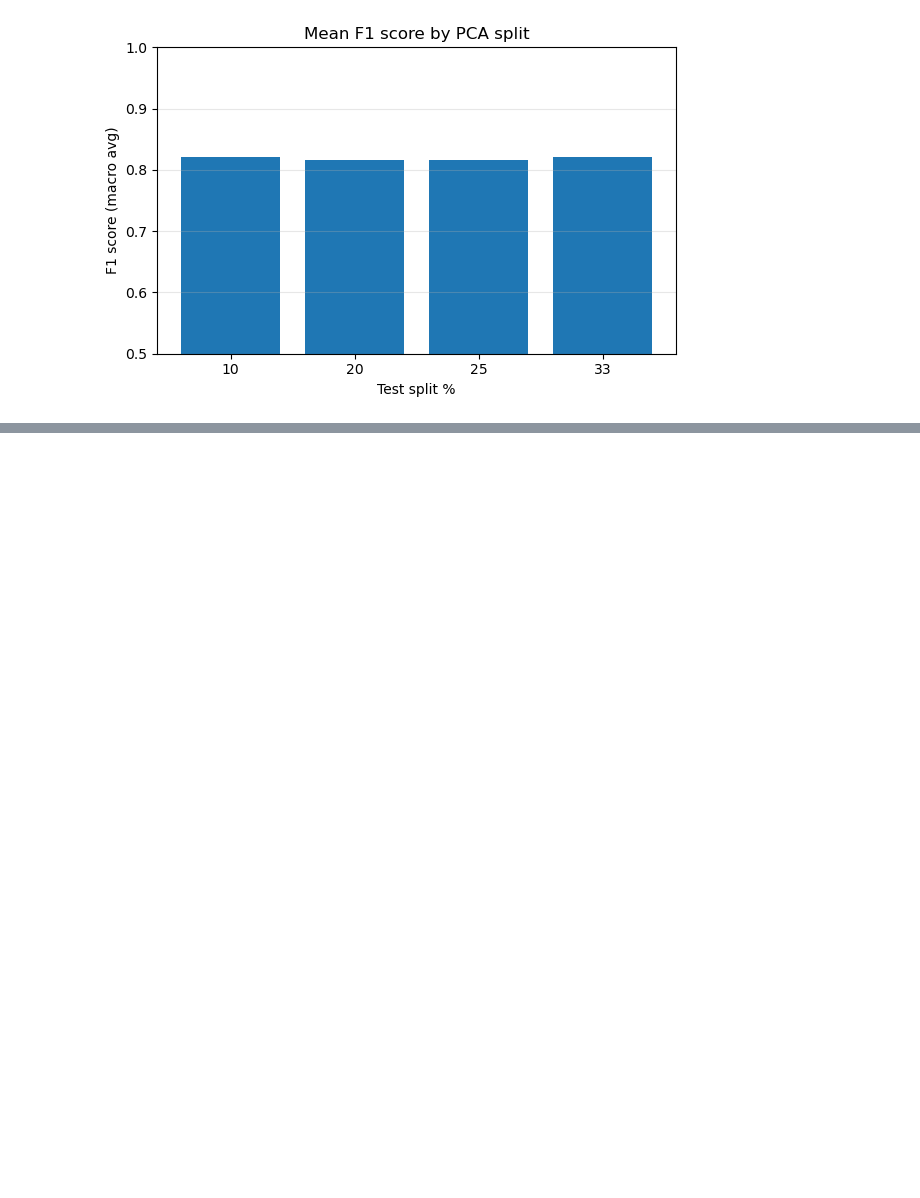
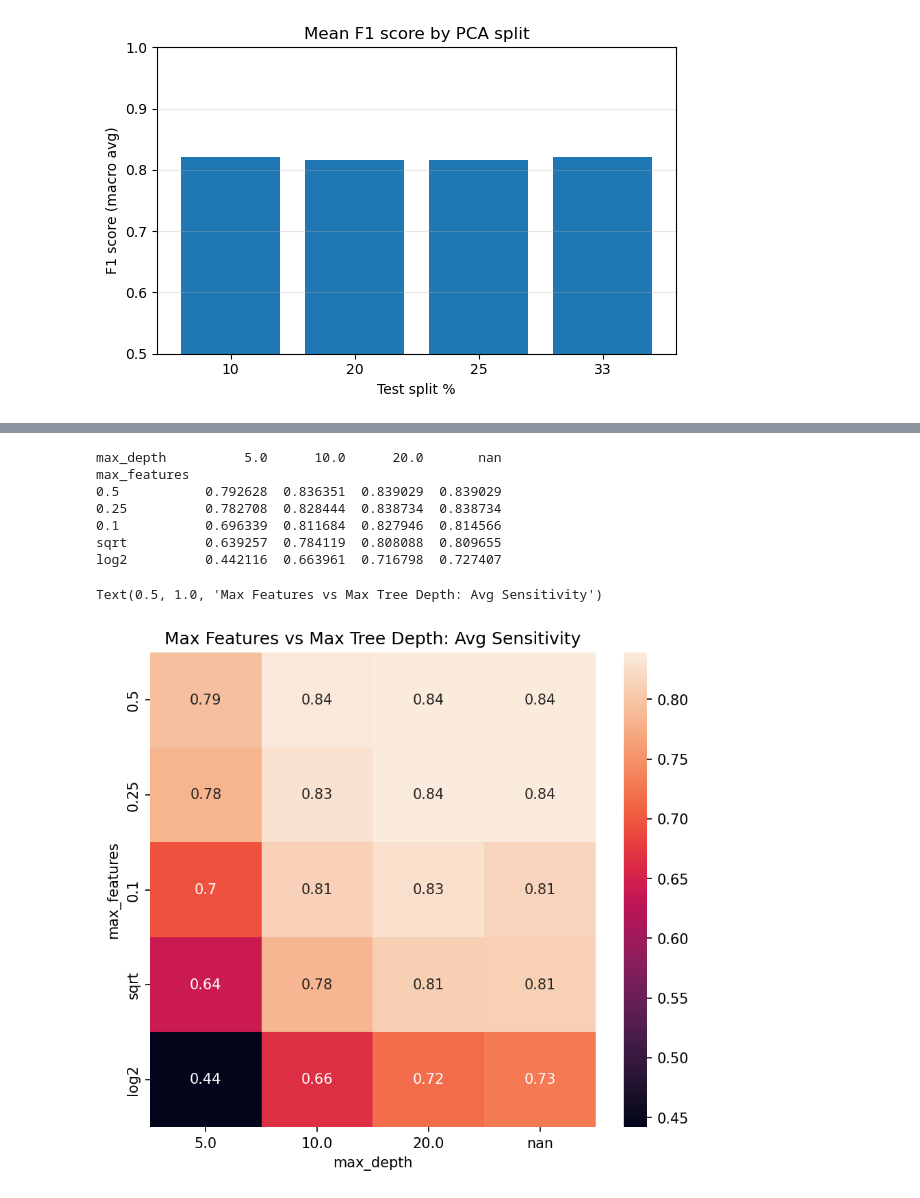
Before and after one commit to winch-jm/snp-pop-classification, a Jupyter notebook: notebooks/RandomForest.ipynb, the cells around one changed output, grey strips where cells are left out. Saved outputs shown, nothing was run; the diff lists cells and outputs as text; code cells hidden in the pictures; blank space fills up the shorter version.

```diff
--- a/notebooks/RandomForest.ipynb
+++ b/notebooks/RandomForest.ipynb
@@ -230,0 +266,3 @@ Name: 239, dtype: object
+# %%
+results_df['avg_sens'] = 1 - results_df['avg_fnr']
+results_df['avg_spec'] = 1 - results_df['avg_fpr']
@@ -230,0 +278,49 @@ Name: 239, dtype: object
+# %%
+
+results_df['max_depth'] = results_df['max_depth'].astype(str)
+# %%
+results_df['max_features'] = results_df['max_features'].astype(str)
+# %%
+import seaborn as sns
+# results_df['max_depth'] = results_df['max_depth'].astype(str)
+# results_df['max_depth'] = pd.Categorical(results_df['max_depth'],['5.0','10.0','20.0','nan'],ordered=True)
+# results_df['max_features'] = results_df['max_features'].astype(str)
+# print(results_df['max_features'].unique())
+# results_df['max_features'] = pd.Categorical(results_df['max_features'],["log2", "sqrt", '0.1', '0.25', '0.5'],ordered=True)
+# df_pivoted = results_df.pivot_table(index='max_features', columns='max_depth', values='avg_f1')
+results_copy = results_df.copy()
+results_copy['max_depth'] = pd.Categorical(
+    results_copy['max_depth'],
+    categories=['5.0', '10.0', '20.0', 'nan'],
+    ordered=True
+)
+
+results_copy['max_features'] = pd.Categorical(
+    results_copy['max_features'],
+    categories=['log2', 'sqrt', '0.1', '0.25', '0.5'][::-1],
+    ordered=True
+)
+df_pivoted = results_copy.pivot_table(
+    index='max_features',
+    columns='max_depth',
+    values='avg_sens',
+    aggfunc='max'
+)
+
+print(df_pivoted)
+fig,ax = plt.subplots(figsize=(7,6),dpi=150)
+ax = sns.heatmap(df_pivoted,annot=True,ax=ax)
+ax.set_title('Max Features vs Max Tree Depth: Avg Sensitivity')
+
+# ax.set_xticklabels(['5', '10', '20', 'None'])
+# ax.set_yticklabels(['log2', 'sqrt', '0.1', '0.25', '0.5'][::-1])
+# %% [output]
+max_depth          5.0      10.0      20.0       nan
+max_features
+0.5           0.792628  0.836351  0.839029  0.839029
+0.25          0.782708  0.828444  0.838734  0.838734
+0.1           0.696339  0.811684  0.827946  0.814566
+sqrt          0.639257  0.784119  0.808088  0.809655
+log2          0.442116  0.663961  0.716798  0.727407
+Text(0.5, 1.0, 'Max Features vs Max Tree Depth: Avg Sensitivity')
+[figure, added]
```
Also changed, not shown: parts of 6 cells of this notebook, 2 other files.
